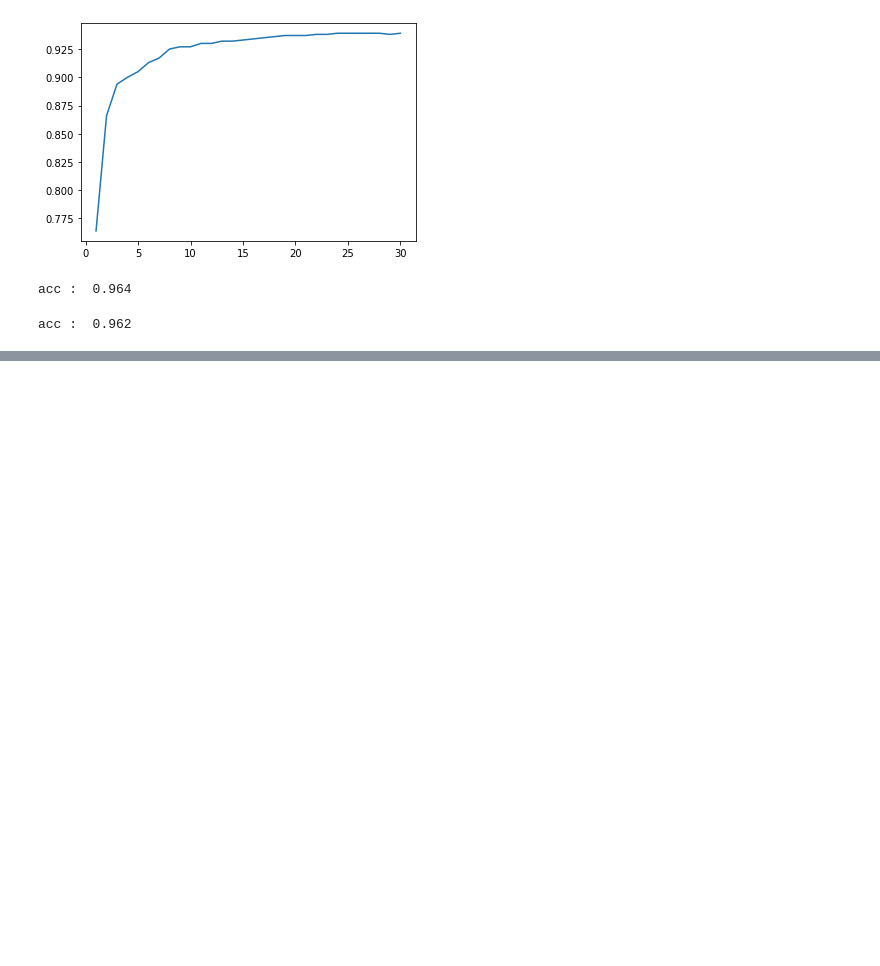
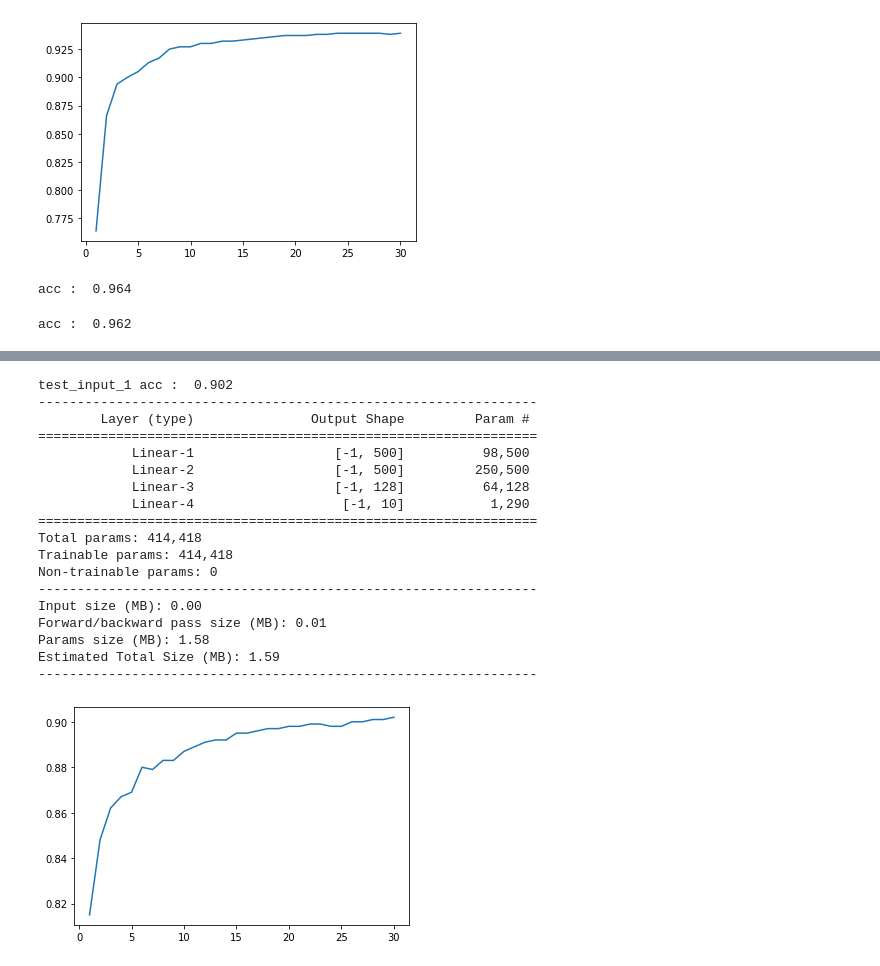
Before and after one commit to lai86423/DL_pytorchModel_UNIGE_DL_project1, a Jupyter notebook: project1.ipynb, the cells around one changed output, grey strips where cells are left out. Saved outputs shown, nothing was run; the diff lists cells and outputs as text; code cells hidden in the pictures; blank space fills up the shorter version.

```diff
--- a/project1.ipynb
+++ b/project1.ipynb
@@ -300,0 +262,64 @@ class Net2(nn.Module):
+# %%
+#2
+def train_model1(model, train_input, train_target, mini_batch_size):
+    # print('train input:', train_input.size())
+    # We do this with mini-batches
+    criterion = nn.CrossEntropyLoss()
+    optimizer = optim.SGD(model.parameters(), lr=η, momentum=0.3)
+    # print("Size = ", train_input.size(), train_target.size())
+    acc_loss = 0
+    for b in range(0, train_input.size(0), mini_batch_size):
+        #--------------
+          # torch.narrow(input, dim, start, length) → Tensor
+        #--------------
+        # print("train_input.narrow",train_input.narrow(0, b, mini_batch_size).size())
+        output = model(train_input.narrow(0, b, mini_batch_size))#表示取出train_input中第0维上索引从b开始到index+mini_batch_size-1的所有元素
+        loss = criterion(output, train_target.narrow(0, b, mini_batch_size))
+        acc_loss = acc_loss + loss.item()
+        model.zero_grad()
+        loss.backward()
+        optimizer.step()
+
+    return model, acc_loss
+# %%
+modelx = MLP_Net()
+η = 0.002 #If it too big, it will fail!
+mini_batch_size = 50
+nb_epochs =30
+acc_epoch = []
+#print(train_input, train_target)
+for e in range(nb_epochs):
+    #print(train_input_1, train_classes_1)
+    modelx, acc_loss = train_model1(modelx, train_input_1[:, 0], train_classes_1, mini_batch_size)
+    acc, output_class_1 = compute_nb_errors(modelx, test_input_1, test_classes_1, mini_batch_size)
+    modelx, acc_loss = train_model1(modelx, train_input_2, train_classes_2, mini_batch_size)
+    acc, output_class_2 = compute_nb_errors(modelx, test_input_2, test_classes_2, mini_batch_size)
+
+    # print('epoch :', e, ' loss :', round(acc_loss))
+    # print('acc : ', acc)
+    # print('----------')
+    acc_epoch.append(acc)
+# plotting
+my_plot(np.linspace(1, nb_epochs, nb_epochs).astype(int), acc_epoch)
+print('test_input_1 acc : ', acc)
+summary(modelx, (1, 14, 14))
+# %% [output]
+test_input_1 acc :  0.902
+----------------------------------------------------------------
+        Layer (type)               Output Shape         Param #
+================================================================
+            Linear-1                  [-1, 500]          98,500
+            Linear-2                  [-1, 500]         250,500
+            Linear-3                  [-1, 128]          64,128
+            Linear-4                   [-1, 10]           1,290
+================================================================
+Total params: 414,418
+Trainable params: 414,418
+Non-trainable params: 0
+----------------------------------------------------------------
+Input size (MB): 0.00
+Forward/backward pass size (MB): 0.01
+Params size (MB): 1.58
+Estimated Total Size (MB): 1.59
+----------------------------------------------------------------
+[figure, added]
```
Also changed, not shown: parts of 5 cells of this notebook, 1 other file.
